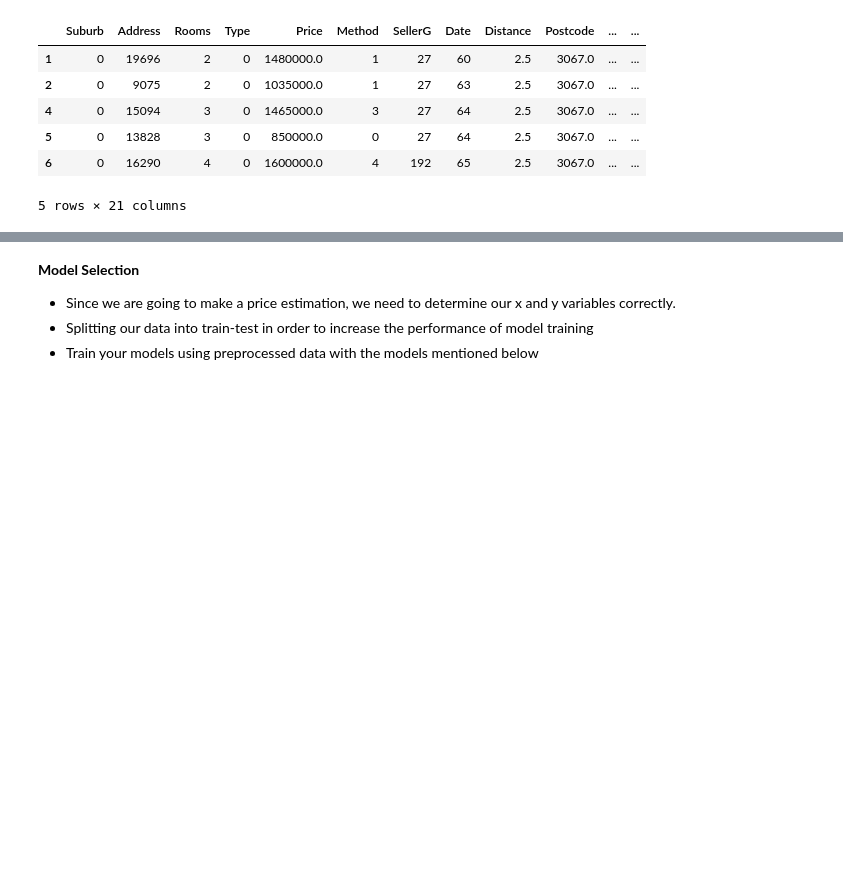
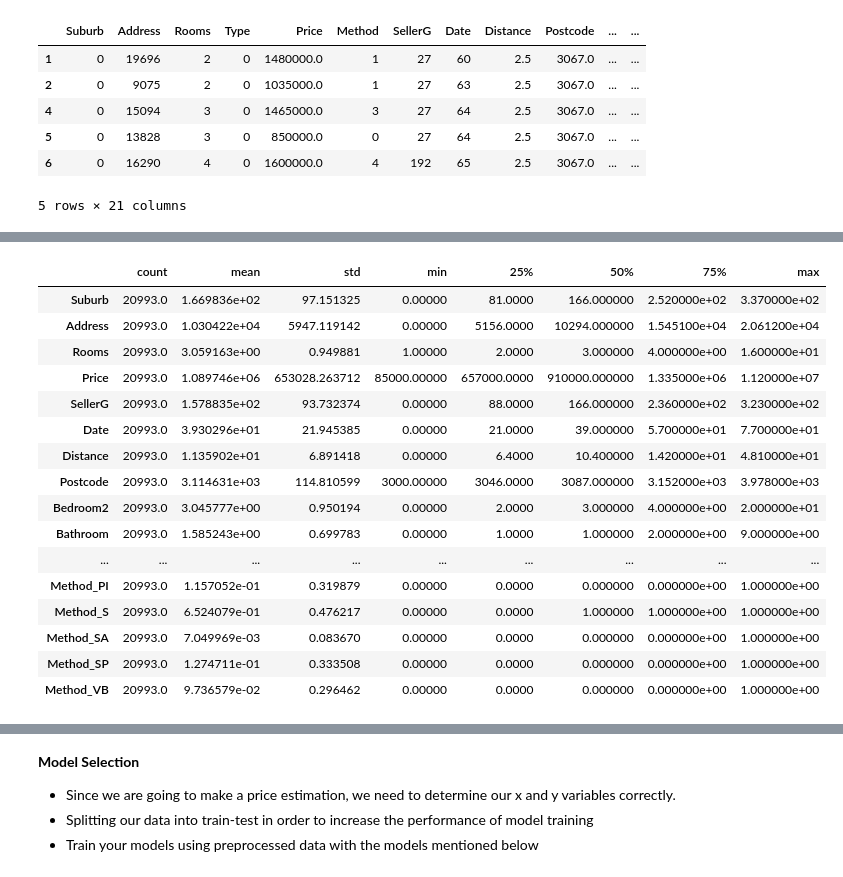
Before and after one commit to gr-uzun/melbourne-housing, a Jupyter notebook: melbourne_housing_project.ipynb, the cells around one changed output, grey strips where cells are left out. Cells and saved outputs as stored; diff of their text form; code cells hidden in the pictures; blank space fills up the shorter version.

```diff
--- a/melbourne_housing_project.ipynb
+++ b/melbourne_housing_project.ipynb
@@ -434,3 +476,23 @@ memory usage: 5.7 MB
+# %%
+df_new.describe().T
+# %% [output]
+|  | count | mean | std | min | 25% | 50% | 75% | max |
+| Suburb | 20993.0 | 1.669836e+02 | 97.151325 | 0.00000 | 81.0000 | 166.000000 | 2.520000e+02 | 3.370000e+02 |
+| Address | 20993.0 | 1.030422e+04 | 5947.119142 | 0.00000 | 5156.0000 | 10294.000000 | 1.545100e+04 | 2.061200e+04 |
+| Rooms | 20993.0 | 3.059163e+00 | 0.949881 | 1.00000 | 2.0000 | 3.000000 | 4.000000e+00 | 1.600000e+01 |
+| Price | 20993.0 | 1.089746e+06 | 653028.263712 | 85000.00000 | 657000.0000 | 910000.000000 | 1.335000e+06 | 1.120000e+07 |
+| SellerG | 20993.0 | 1.578835e+02 | 93.732374 | 0.00000 | 88.0000 | 166.000000 | 2.360000e+02 | 3.230000e+02 |
+| Date | 20993.0 | 3.930296e+01 | 21.945385 | 0.00000 | 21.0000 | 39.000000 | 5.700000e+01 | 7.700000e+01 |
+| Distance | 20993.0 | 1.135902e+01 | 6.891418 | 0.00000 | 6.4000 | 10.400000 | 1.420000e+01 | 4.810000e+01 |
+| Postcode | 20993.0 | 3.114631e+03 | 114.810599 | 3000.00000 | 3046.0000 | 3087.000000 | 3.152000e+03 | 3.978000e+03 |
+| Bedroom2 | 20993.0 | 3.045777e+00 | 0.950194 | 0.00000 | 2.0000 | 3.000000 | 4.000000e+00 | 2.000000e+01 |
+| Bathroom | 20993.0 | 1.585243e+00 | 0.699783 | 0.00000 | 1.0000 | 1.000000 | 2.000000e+00 | 9.000000e+00 |
+| ... | ... | ... | ... | ... | ... | ... | ... | ... |
+| Method_PI | 20993.0 | 1.157052e-01 | 0.319879 | 0.00000 | 0.0000 | 0.000000 | 0.000000e+00 | 1.000000e+00 |
+| Method_S | 20993.0 | 6.524079e-01 | 0.476217 | 0.00000 | 0.0000 | 1.000000 | 1.000000e+00 | 1.000000e+00 |
+| Method_SA | 20993.0 | 7.049969e-03 | 0.083670 | 0.00000 | 0.0000 | 0.000000 | 0.000000e+00 | 1.000000e+00 |
+| Method_SP | 20993.0 | 1.274711e-01 | 0.333508 | 0.00000 | 0.0000 | 0.000000 | 0.000000e+00 | 1.000000e+00 |
+| Method_VB | 20993.0 | 9.736579e-02 | 0.296462 | 0.00000 | 0.0000 | 0.000000 | 0.000000e+00 | 1.000000e+00 |
 # %%
 print(pd.concat([df_new.isnull().sum(), df_new.isnull().sum()/len(df_new)*100],
                  keys=['Number of Missing Values', 'Ratio of Missing Values'],
```
Also changed, not shown: parts of 13 cells of this notebook.
